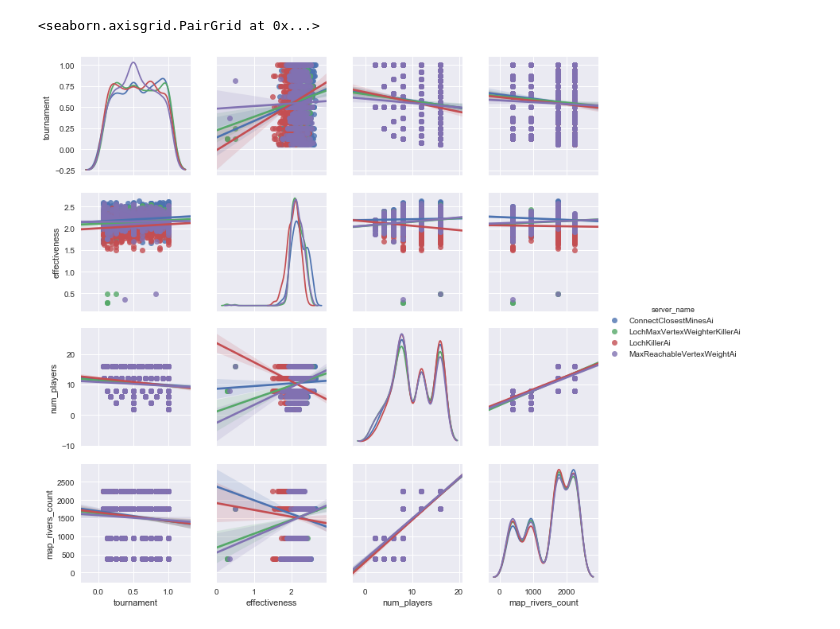
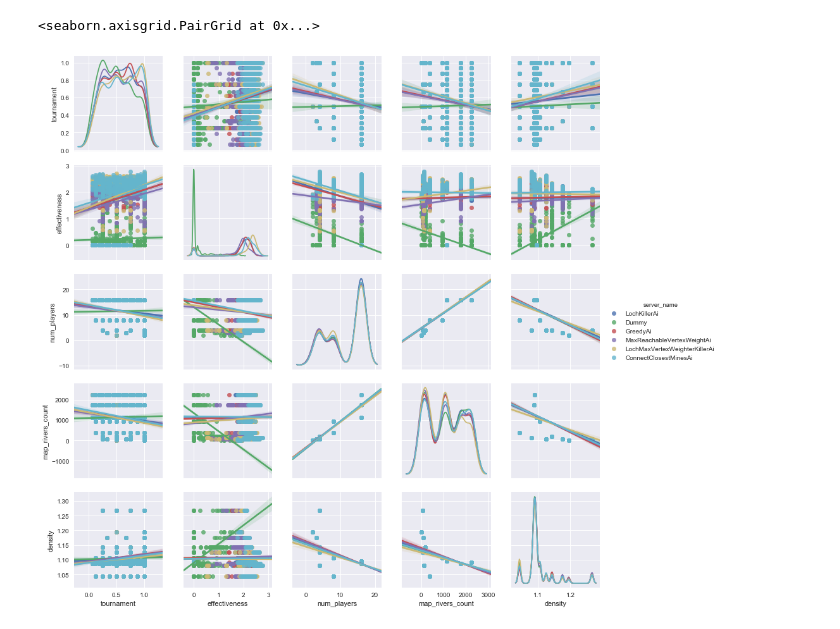
Before and after one commit to kontur-contests/icfpc2017-kontur-ru, a Jupyter notebook: python/HistoricalQualityControl.ipynb, the cells around one changed output. Cells and saved outputs as stored; diff of their text form; code cells hidden in the pictures.

```diff
--- a/python/HistoricalQualityControl.ipynb
+++ b/python/HistoricalQualityControl.ipynb
@@ -51,6 +10,9 @@ remaining 1
+# %%
+csv_file = 'historical_4'
 # %%
 
 data = pd.read_csv(csv_file, index_col=False)
 
 data['tournament'] = data.tournament_scores/data.num_players
 data['effectiveness'] = np.log(data.scores+1)/np.log(data.map_rivers_count/data.num_players)
+data['density'] = np.log(data.map_rivers_count)/np.log(data.map_sites_count)
@@ -57,12 +33,12 @@ data['effectiveness'] = np.log(data.scores+1)/np.log(data.map_rivers_count/data.
 # %%
 sns.pairplot(
     data,
-    vars=['tournament','effectiveness','num_players','map_rivers_count'],
+    vars=['tournament','effectiveness','num_players','map_rivers_count','density'],
     hue='server_name',
     kind='reg',
     diag_kind='kde',
     plot_kws={ 'scatter_kws' : {'alpha' : 0.8}})
 # %% [output]
 <seaborn.axisgrid.PairGrid at 0x...>
-[figure, old version]
+[figure, new version]
 # %%
```
Also changed, not shown: parts of 7 cells of this notebook, 2 other files.
